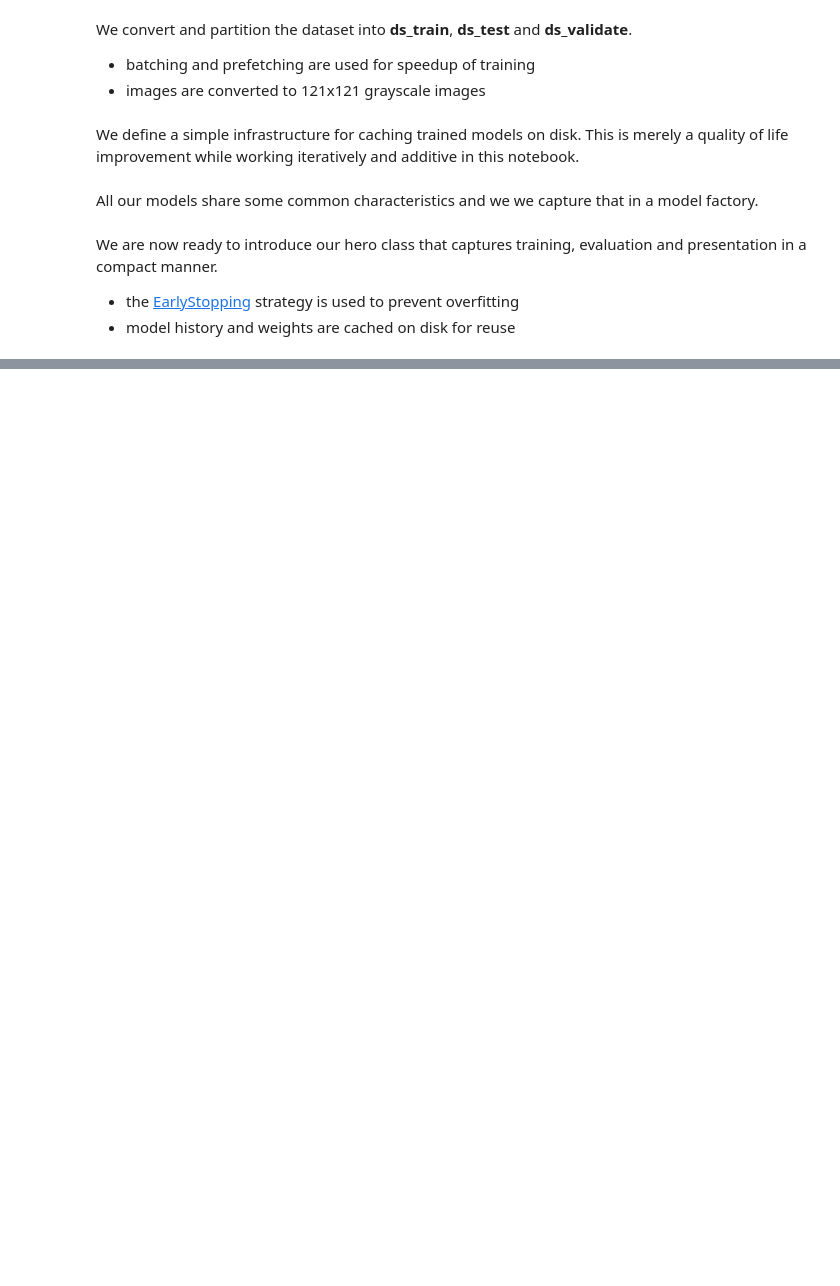
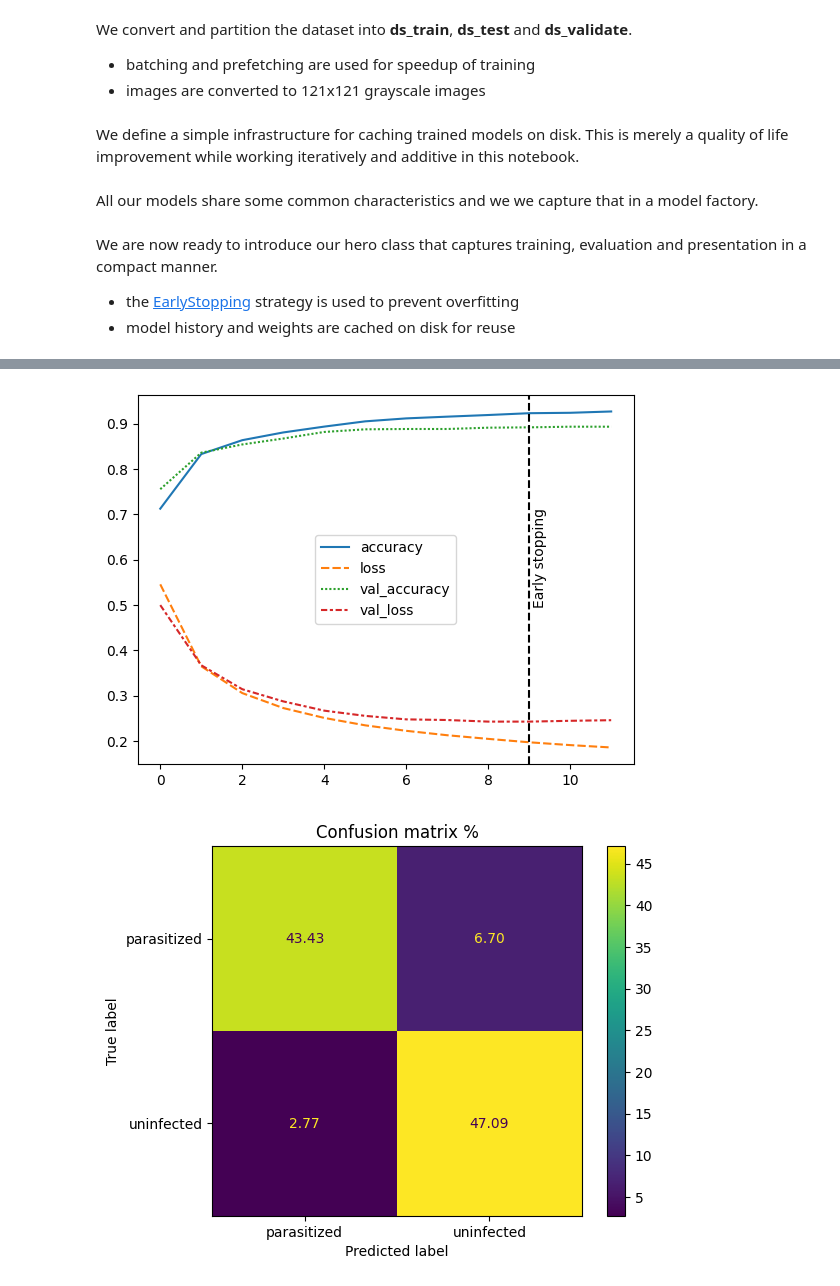
Before and after one commit to jlarsson/tfds-malaria, a Jupyter notebook: malaria.ipynb, the cells around one changed output, grey strips where cells are left out. Saved outputs shown, nothing was run; the diff lists cells and outputs as text; code cells hidden in the pictures; blank space fills up the shorter version.

```diff
--- a/malaria.ipynb
+++ b/malaria.ipynb
@@ -415,13 +513,16 @@ class ModelEvaluator:
 # %%
-# (
-#     ModelEvaluator(
-#         name='vgg16-based',
-#         hidden_layers=[
-#             Conv2D(3, (3, 3), padding='same'),
-#             set_trainable(VGG16(weights='imagenet', include_top=False, input_shape=(121, 121, 3)), False),
-#             GlobalAveragePooling2D(),
-#             Dense(128, activation='relu')
-#         ]
-#     )
-#     .ensureFitted()
-#     .plot_history());
+( # 48 minuter
+    ModelEvaluator(
+        name='vgg16-based',
+        hidden_layers=[
+            Conv2D(3, (3, 3), padding='same'),
+            set_trainable(VGG16(weights='imagenet', include_top=False, input_shape=(121, 121, 3)), False),
+            GlobalAveragePooling2D(),
+            Dense(128, activation='relu')
+        ]
+    )
+    .plot_history() # 48 min
+    .plot_confusion_matrix());
+# %% [output]
+[figure, added]
+[figure, added]
```
Also changed, not shown: parts of 10 cells of this notebook, 1 other file.
